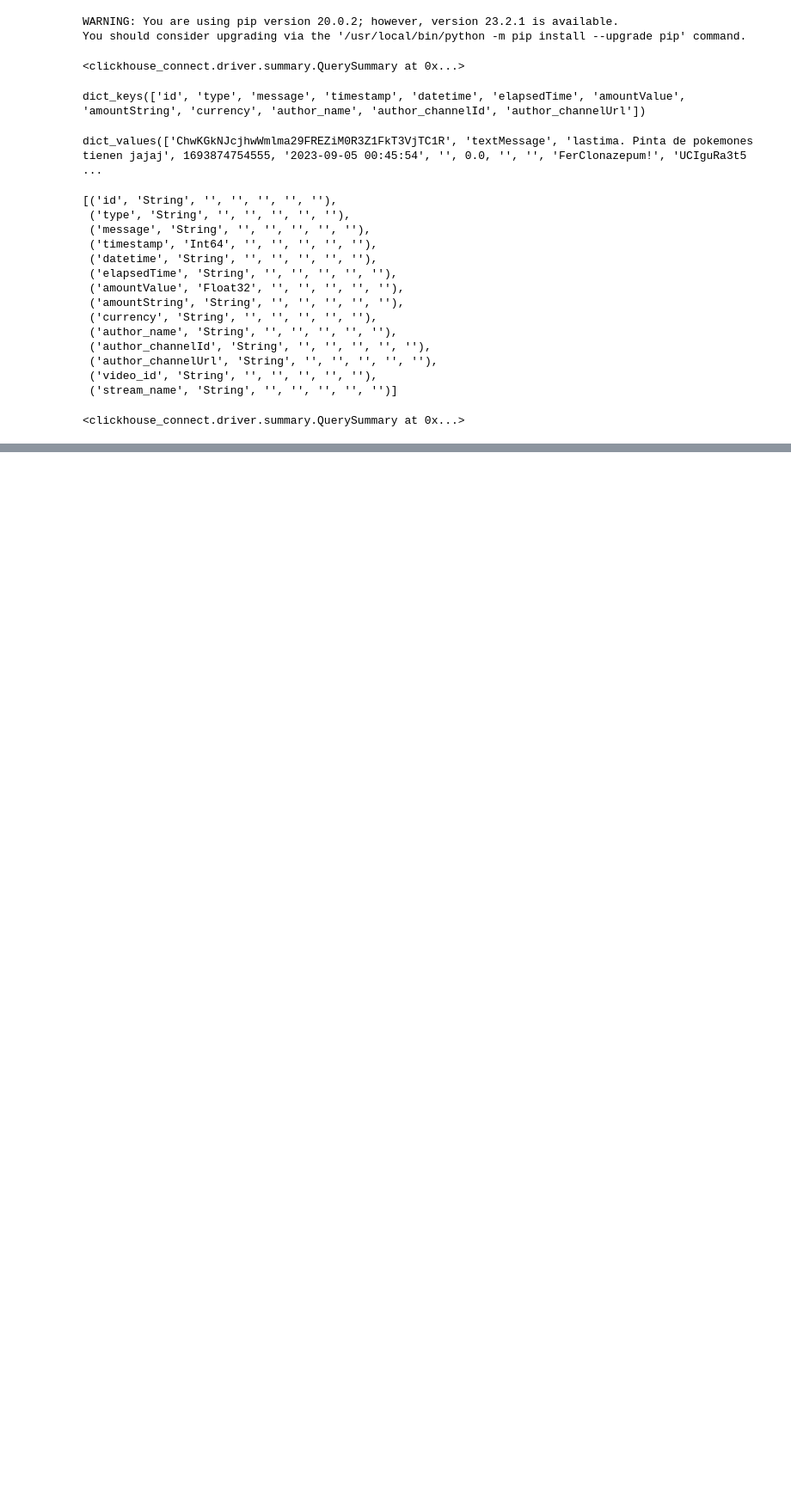
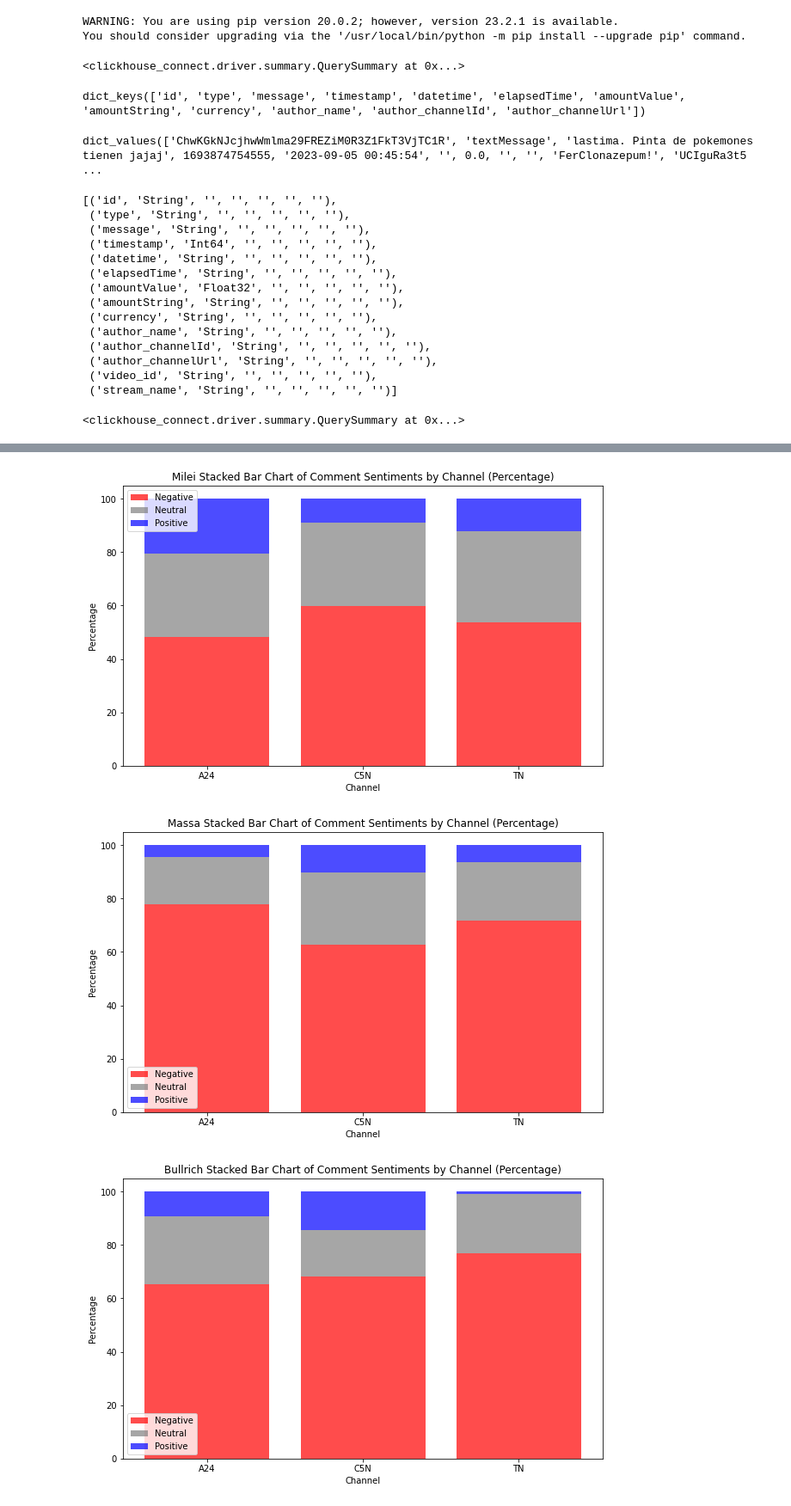
Before and after one commit to tomaspiaggio/ar-precidential-election-prediction, a Jupyter notebook: notebooks/EDA.ipynb, the cells around one changed output, grey strips where cells are left out. Shown at 86% size. Drawn from its saved outputs; the diff is of its cells as text; code cells hidden in the pictures; blank space fills up the shorter version.

```diff
--- a/notebooks/EDA.ipynb
+++ b/notebooks/EDA.ipynb
@@ -88,0 +324,13 @@ result = client.query("SELECT * FROM messages")
+# %%
+# Words that'd match each candidate.
+jxc_words = ["pato", "patricia", "bullrich", "jxc", "macri", "larreta", "pelado", "jorge", "mauricio", "macrista", "melconian"]
+lla_words = ["libertad", "milei", "piparo", "villarruel", "javier", "leon", "derecha", "gorila", "miley", "marra"]
+k_words = ["cristina", "kirchner", "fernandez", "massa", "sergio", "tomas", "kicillof", "alberto", "izquierda", "zurdo", "zurda", "peron", "peronismo", "peronista"]
+# %%
+sentiment_per_party(lla_words, "Milei")
+sentiment_per_party(k_words, "Massa")
+sentiment_per_party(jxc_words, "Bullrich")
+# %% [output]
+[figure, added]
+[figure, added]
+[figure, added]
```
Also changed, not shown: parts of 26 cells of this notebook, 7 other files.
